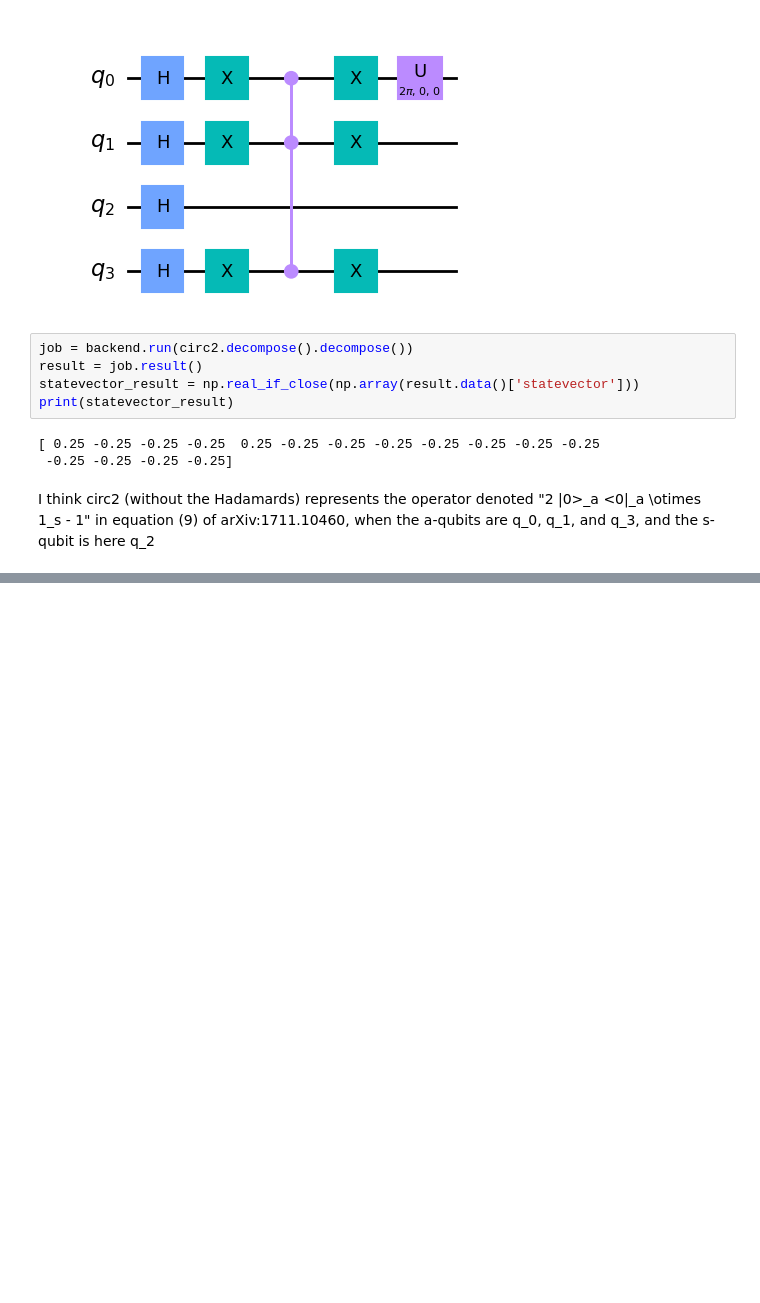
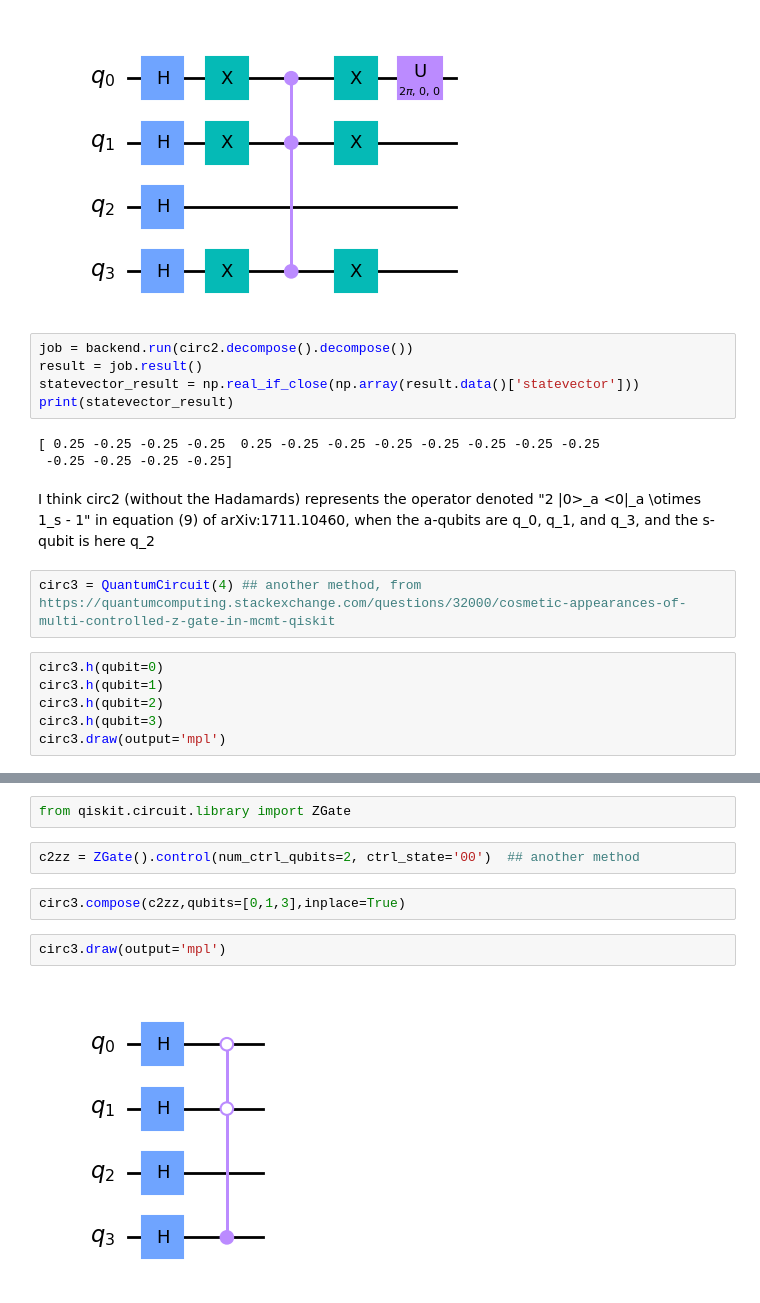
Before and after one commit to galatius/BlockEncoding, a Jupyter notebook: practice.ipynb, the cells around one changed output, grey strips where cells are left out. Saved outputs shown, nothing was run; the diff lists cells and outputs as text; blank space fills up the shorter version.

```diff
--- a/practice.ipynb
+++ b/practice.ipynb
@@ -98,3 +98,11 @@ print(statevector_result)
  -0.25 -0.25 -0.25 -0.25]
 # %% [markdown]
 I think circ2 (without the Hadamards) represents the operator denoted "2 |0>_a <0|_a \otimes 1_s - 1" in equation (9) of arXiv:1711.10460, when the a-qubits are q_0, q_1, and q_3, and the s-qubit is here q_2
+# %%
+circ3 = QuantumCircuit(4) ## another method, from https://quantumcomputing.stackexchange.com/questions/32000/cosmetic-appearances-of-multi-controlled-z-gate-in-mcmt-qiskit
+# %%
+circ3.h(qubit=0)
+circ3.h(qubit=1)
+circ3.h(qubit=2)
+circ3.h(qubit=3)
+circ3.draw(output='mpl')
@@ -100,0 +111,10 @@ I think circ2 (without the Hadamards) represents the operator denoted "2 |0>_a <
+# %%
+from qiskit.circuit.library import ZGate
+# %%
+c2zz = ZGate().control(num_ctrl_qubits=2, ctrl_state='00')  ## another method
+# %%
+circ3.compose(c2zz,qubits=[0,1,3],inplace=True)
+# %%
+circ3.draw(output='mpl')
+# %% [output]
+[figure, added]
```
Also changed, not shown: parts of 4 cells of this notebook.
